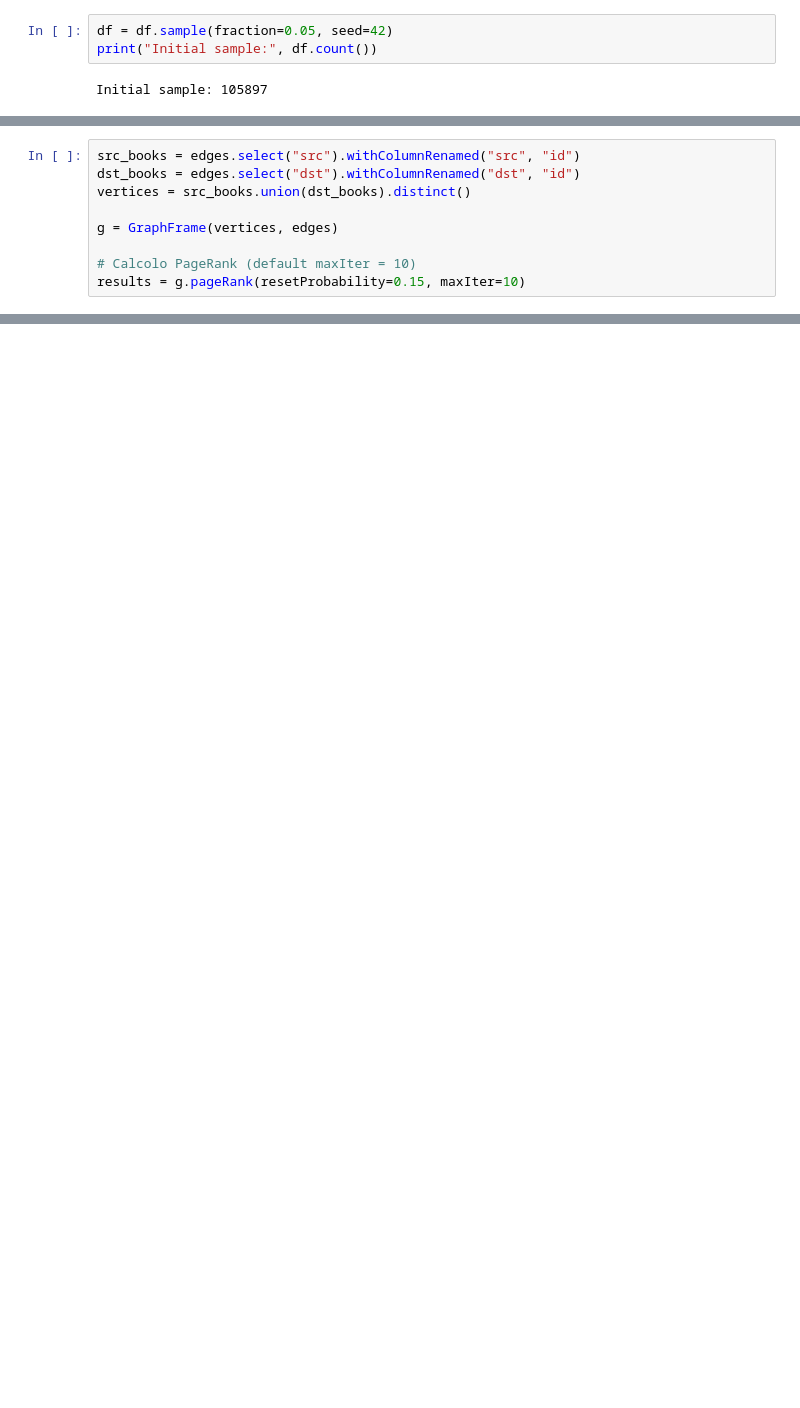
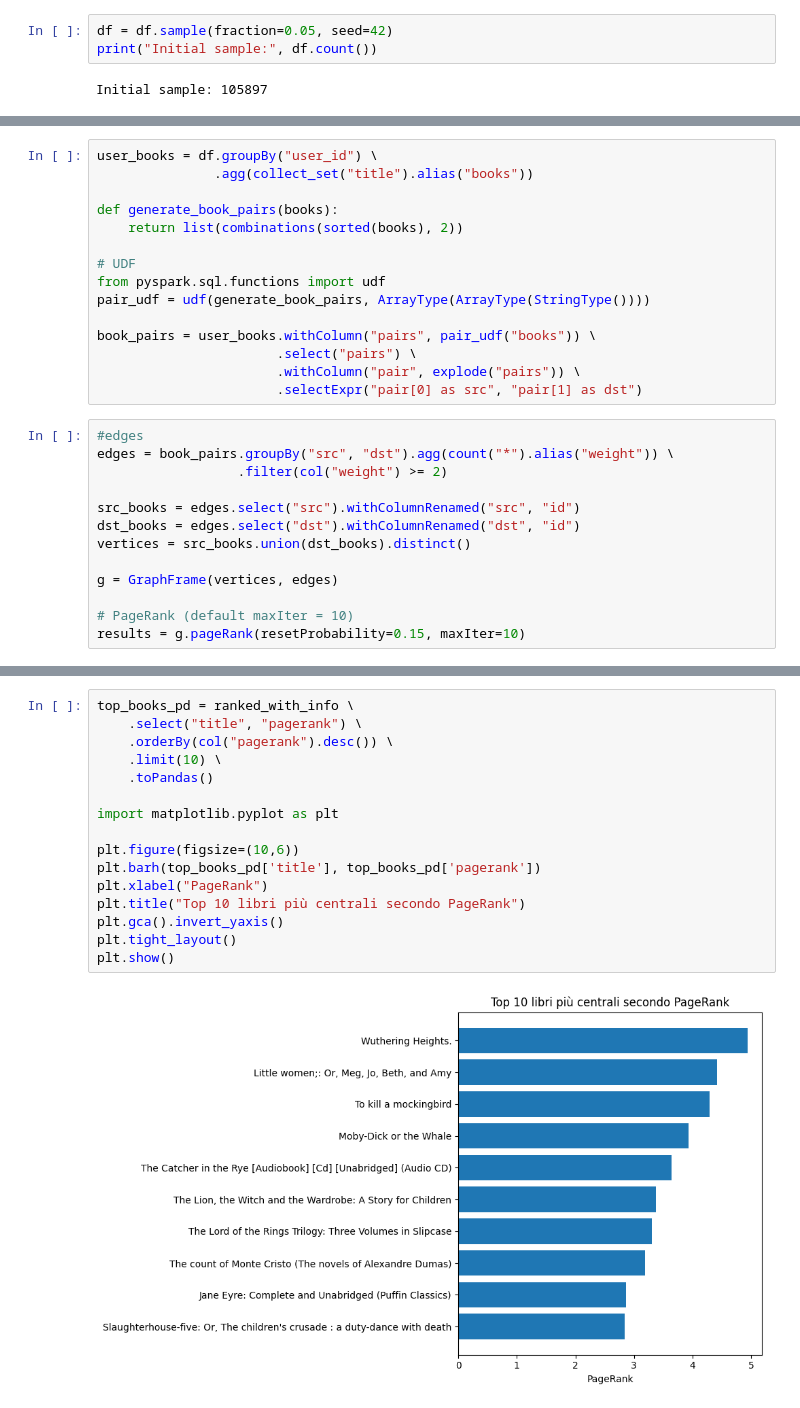
Before and after one commit to GHMelany/AMD_project, a Jupyter notebook: AMD .ipynb, the cells around one changed output, grey strips where cells are left out. Cells and saved outputs as stored; diff of their text form; blank space fills up the shorter version.

```diff
--- a/AMD .ipynb
+++ b/AMD .ipynb
@@ -154,10 +137,29 @@ edges = edges.filter(col("weight") >= 2)
+# %%
+user_books = df.groupBy("user_id") \
+               .agg(collect_set("title").alias("books"))
+
+def generate_book_pairs(books):
+    return list(combinations(sorted(books), 2))
+
+# UDF
+from pyspark.sql.functions import udf
+pair_udf = udf(generate_book_pairs, ArrayType(ArrayType(StringType())))
+
+book_pairs = user_books.withColumn("pairs", pair_udf("books")) \
+                       .select("pairs") \
+                       .withColumn("pair", explode("pairs")) \
+                       .selectExpr("pair[0] as src", "pair[1] as dst")
 # %%
+#edges
+edges = book_pairs.groupBy("src", "dst").agg(count("*").alias("weight")) \
+                  .filter(col("weight") >= 2)
+
 src_books = edges.select("src").withColumnRenamed("src", "id")
 dst_books = edges.select("dst").withColumnRenamed("dst", "id")
 vertices = src_books.union(dst_books).distinct()
 
 g = GraphFrame(vertices, edges)
 
-# Calcolo PageRank (default maxIter = 10)
+# PageRank (default maxIter = 10)
 results = g.pageRank(resetProbability=0.15, maxIter=10)
 # %%
@@ -191,3 +193,21 @@ results.vertices.select("id", "pagerank").orderBy(desc("pagerank")).show(10)
 |Slaughterhouse-fi...| 2.839130138915047|
 +--------------------+------------------+
 only showing top 10 rows
+# %%
+top_books_pd = ranked_with_info \
+    .select("title", "pagerank") \
+    .orderBy(col("pagerank").desc()) \
+    .limit(10) \
+    .toPandas()
+
+import matplotlib.pyplot as plt
+
+plt.figure(figsize=(10,6))
+plt.barh(top_books_pd['title'], top_books_pd['pagerank'])
+plt.xlabel("PageRank")
+plt.title("Top 10 libri più centrali secondo PageRank")
+plt.gca().invert_yaxis()
+plt.tight_layout()
+plt.show()
+# %% [output]
+[figure, added]
```
Also changed, not shown: parts of 10 cells of this notebook.
